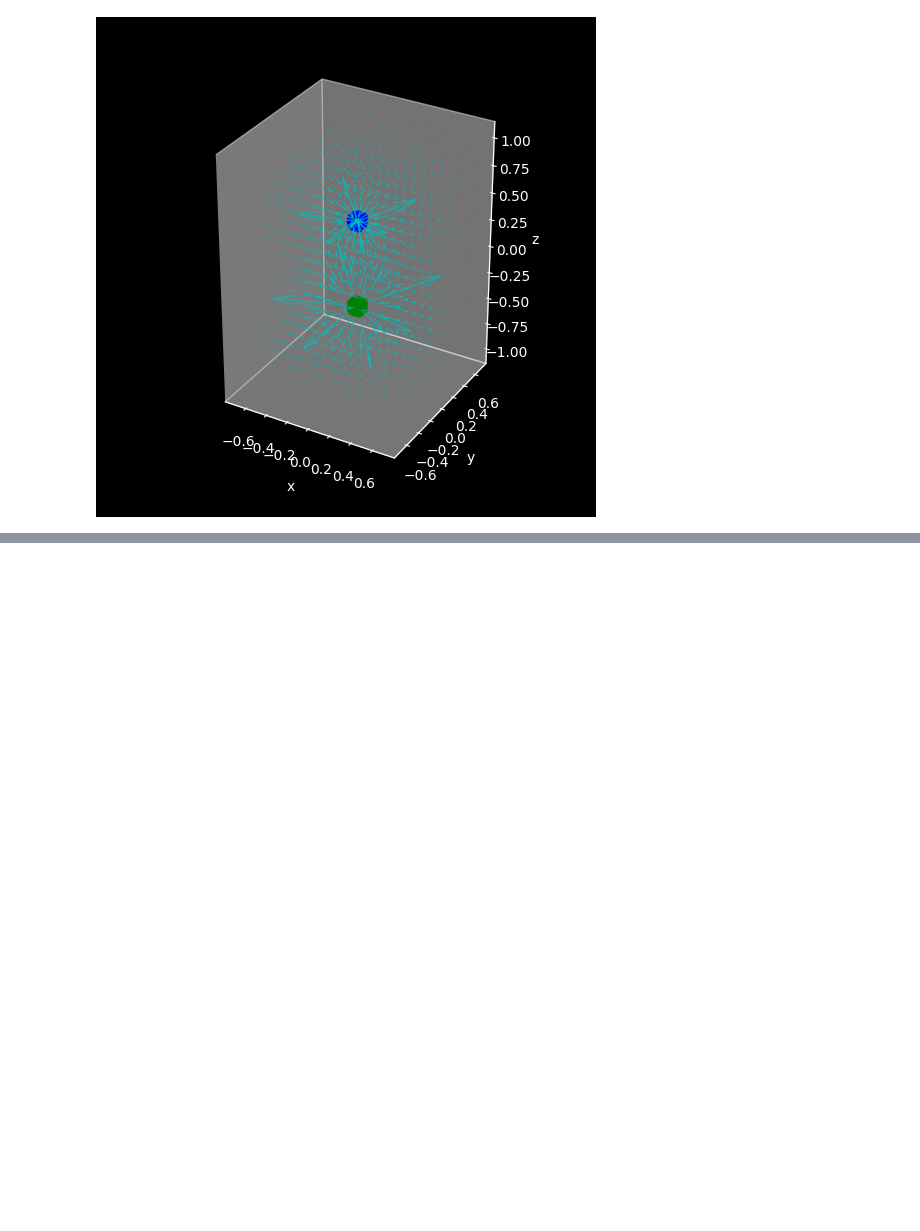
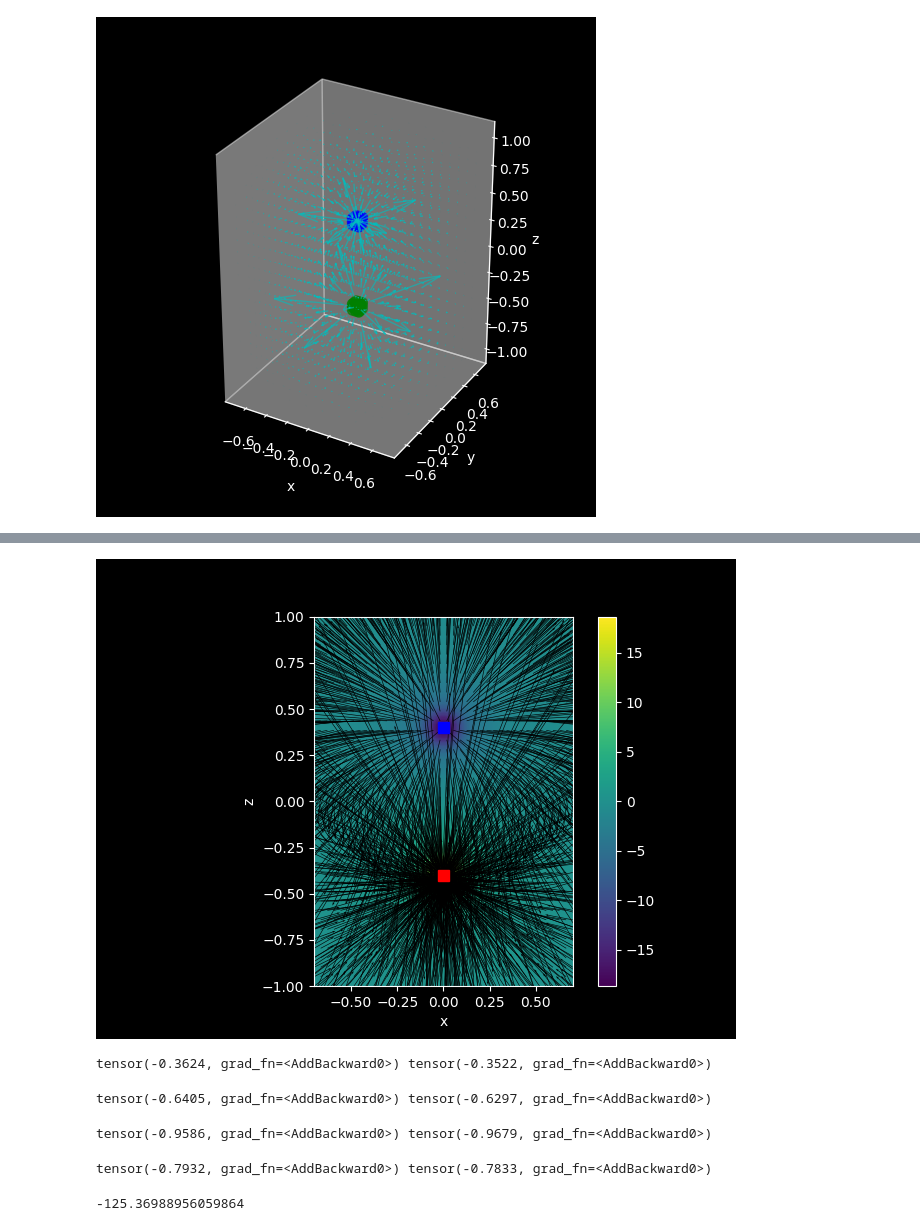
Before and after one commit to a-rahimi/efield, a Jupyter notebook: dipole.ipynb, the cells around one changed output, grey strips where cells are left out. Drawn from its saved outputs; the diff is of its cells as text; code cells hidden in the pictures; blank space fills up the shorter version.

```diff
--- a/dipole.ipynb
+++ b/dipole.ipynb
@@ -188,0 +225,36 @@ show_field(box1, box2, universe, potential)
+# %%
+show_xz_cross_section(box1, box2, universe, potential, 0)
+# %% [output]
+[figure, added]
+# %%
+box1_recovered_charge = potential.enclosed_charge(box1.expand(1.5))
+box2_recovered_charge = potential.enclosed_charge(box2.expand(1.5))
+print(box1_recovered_charge, box2_recovered_charge)
+# %% [output]
+tensor(-0.3624, grad_fn=<AddBackward0>) tensor(-0.3522, grad_fn=<AddBackward0>)
+# %%
+box1_recovered_charge = potential.enclosed_charge(box1.expand(2.0))
+box2_recovered_charge = potential.enclosed_charge(box2.expand(2.0))
+print(box1_recovered_charge, box2_recovered_charge)
+# %% [output]
+tensor(-0.6405, grad_fn=<AddBackward0>) tensor(-0.6297, grad_fn=<AddBackward0>)
+# %%
+box1_recovered_charge = potential.enclosed_charge(box1.expand(3.0))
+box2_recovered_charge = potential.enclosed_charge(box2.expand(3.0))
+print(box1_recovered_charge, box2_recovered_charge)
+# %% [output]
+tensor(-0.9586, grad_fn=<AddBackward0>) tensor(-0.9679, grad_fn=<AddBackward0>)
+# %%
+box1_recovered_charge = potential.enclosed_charge(box1.expand(6.0))
+box2_recovered_charge = potential.enclosed_charge(box2.expand(6.0))
+print(box1_recovered_charge, box2_recovered_charge)
+# %% [output]
+tensor(-0.7932, grad_fn=<AddBackward0>) tensor(-0.7833, grad_fn=<AddBackward0>)
+# %%
+import numpy as np
+
+n = 1000
+x = np.random.rand(n)
+((x**2).sum() - x.sum() ** 2) / (2 * n)
+# %% [output]
+-125.36988956059864
```
Also changed, not shown: parts of 8 cells of this notebook, 7 other files.
